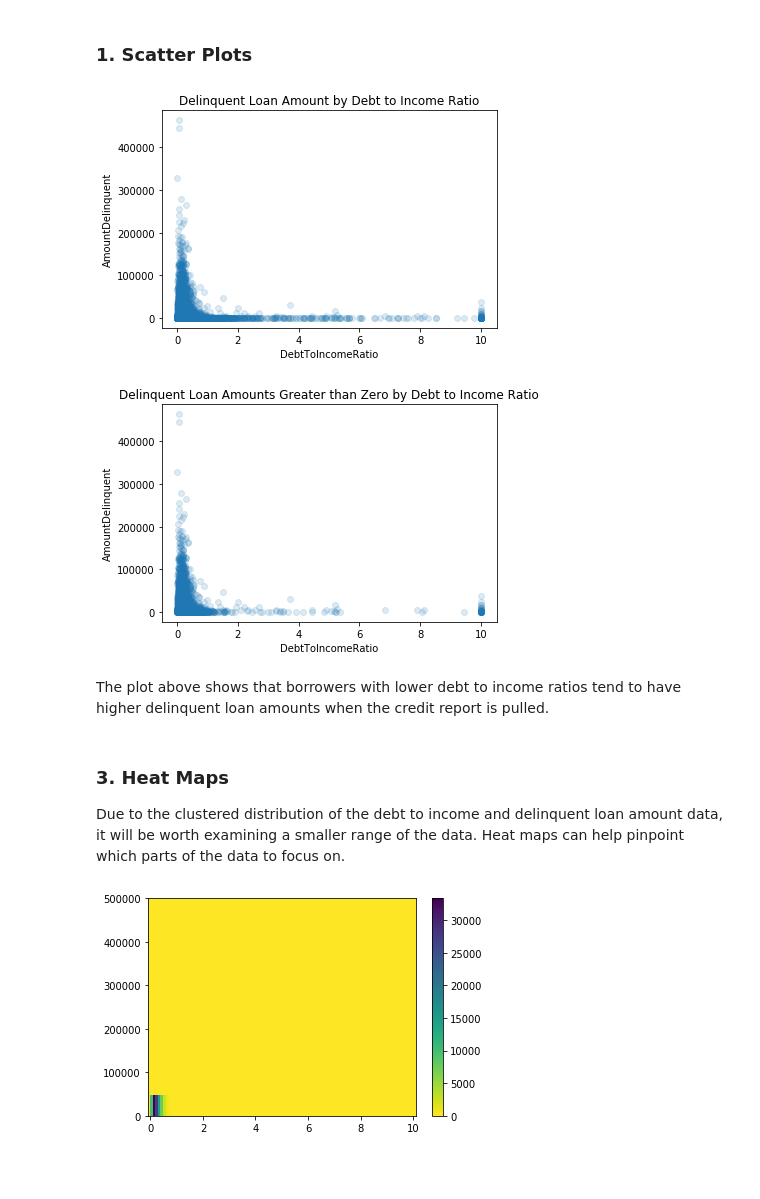
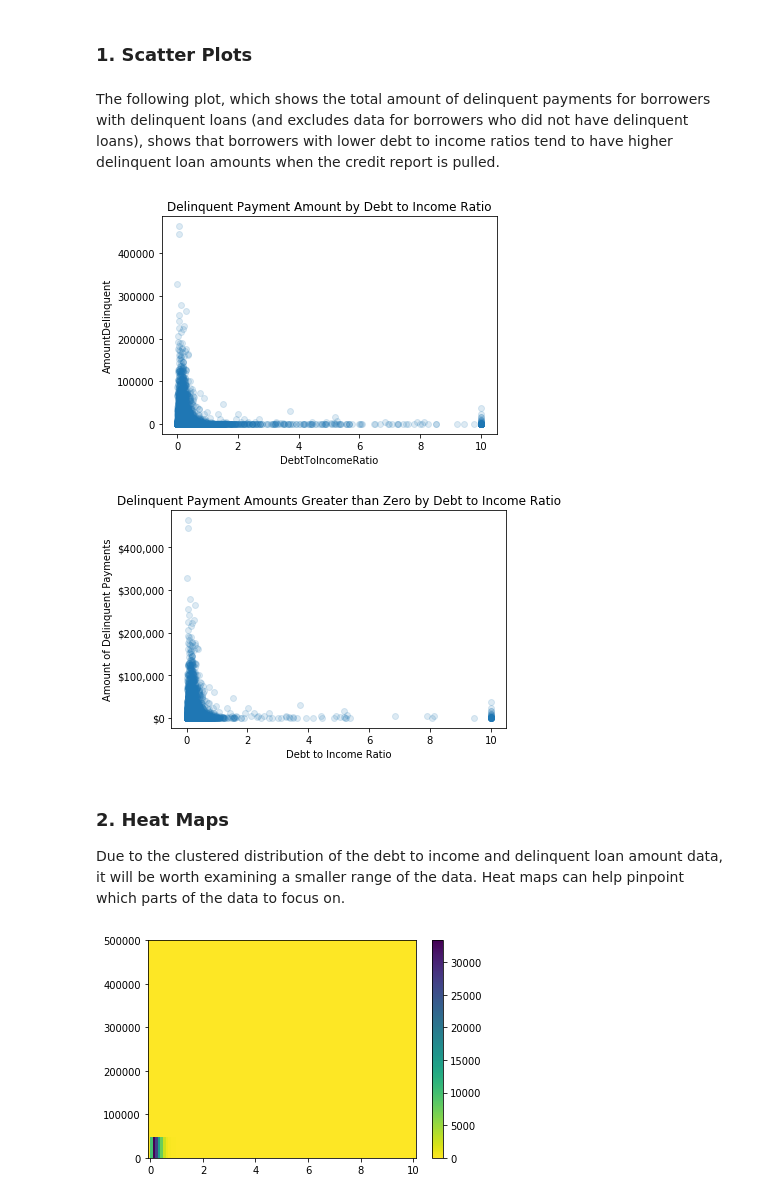
Before and after one commit to louisneira/Data_Visualization, a Jupyter notebook: Data_Visualization.ipynb, the cells around one changed output. Drawn from its saved outputs; the diff is of its cells as text; code cells hidden in the pictures; blank space fills up the shorter version.

```diff
--- a/Data_Visualization.ipynb
+++ b/Data_Visualization.ipynb
@@ -370,20 +377,25 @@ loan_data[loan_data['AmountDelinquent'] > 0]['AmountDelinquent'].count()
 15525
 # %% [markdown]
 ### 1. Scatter Plots
+# %% [markdown]
+The following plot, which shows the total amount of delinquent payments for borrowers with delinquent loans (and excludes data for borrowers who did not have delinquent loans), shows that borrowers with lower debt to income ratios tend to have higher delinquent loan amounts when the credit report is pulled.
 # %%
 sns.regplot(data = loan_data, x = 'DebtToIncomeRatio', y = 'AmountDelinquent', fit_reg=False, scatter_kws = {'alpha': 0.15})
-plt.title('Delinquent Loan Amount by Debt to Income Ratio');
+plt.title('Delinquent Payment Amount by Debt to Income Ratio');
 # %% [output]
-[figure, old version]
+[figure, new version]
 # %%
-sns.regplot(data = loan_data[loan_data['AmountDelinquent'] > 0], x = 'DebtToIncomeRatio', y = 'AmountDelinquent', fit_reg=False, scatter_kws = {'alpha': 0.15})
-plt.title('Delinquent Loan Amounts Greater than Zero by Debt to Income Ratio');
+g = sns.regplot(data = loan_data[loan_data['AmountDelinquent'] > 0], x = 'DebtToIncomeRatio', y = 'AmountDelinquent', fit_reg=False, scatter_kws = {'alpha': 0.15})
+plt.xlabel('Debt to Income Ratio')
+plt.ylabel('Amount of Delinquent Payments')
+y_ticklabels = ['${:,.0f}'.format(t) for t in g.get_yticks()]
+locs, labels = plt.yticks()
+g.set(yticklabels=y_ticklabels)
+plt.title('Delinquent Payment Amounts Greater than Zero by Debt to Income Ratio');
 # %% [output]
-[figure, old version]
+[figure, new version]
-# %% [markdown]
-The plot above shows that borrowers with lower debt to income ratios tend to have higher delinquent loan amounts when the credit report is pulled.
 # %% [markdown]
-### 3. Heat Maps
+### 2. Heat Maps
 
 Due to the clustered distribution of the debt to income and delinquent loan amount data, it will be worth examining a smaller range of the data. Heat maps can help pinpoint which parts of the data to focus on.
 # %%
```
Also changed, not shown: parts of 32 cells of this notebook.
